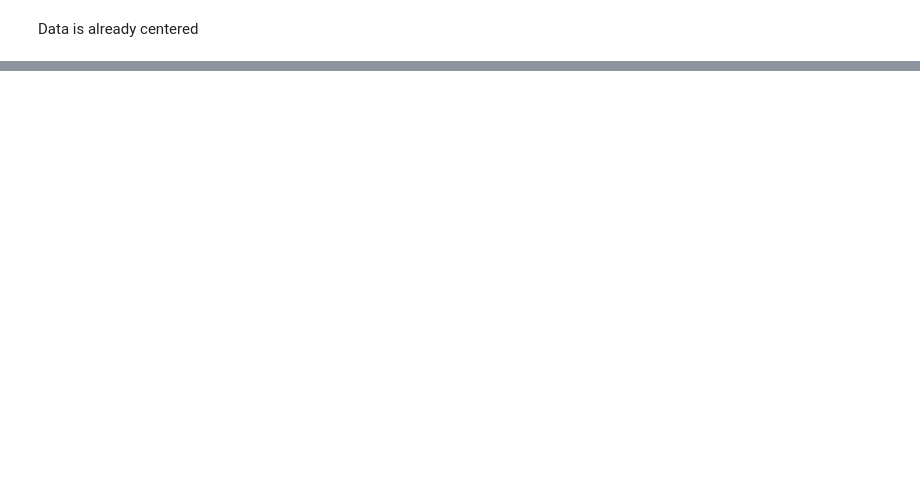
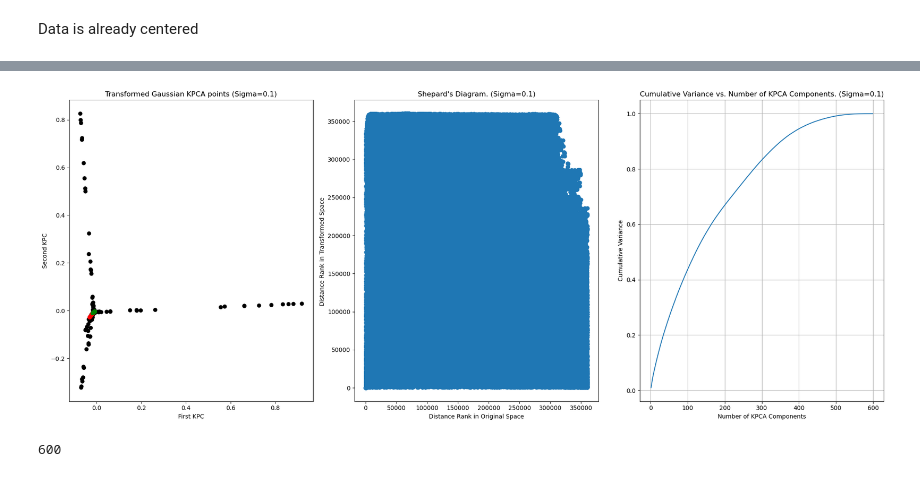
Before and after one commit to avsngh-git/Masters-Projects, a Jupyter notebook: Unsupervised-Learning/Project1.ipynb, the cells around one changed output, grey strips where cells are left out. Saved outputs shown, nothing was run; the diff lists cells and outputs as text; code cells hidden in the pictures; blank space fills up the shorter version.

```diff
--- a/Unsupervised-Learning/Project1.ipynb
+++ b/Unsupervised-Learning/Project1.ipynb
@@ -127,3 +125,36 @@ for sig in sigma:
+# %%
+def triple_plts(x_one=[], x_two=[], y_one=[], y_two=[], z_one=[], sigma=0.1):
+    plt.figure(figsize=(20, 8))
+
+    # First scatter plot
+    plt.subplot(1, 3, 1)  # 3 rows, 1 column, 1st plot
+    plt.scatter(x_one, x_two, c=tag)
+    plt.title(f'Transformed Gaussian KPCA points (Sigma={sigma})')
+    plt.xlabel('First KPC')
+    plt.ylabel('Second KPC')
+
+    # Second scatter plot
+    plt.subplot(1,3, 2)  # 3 rows, 1 column, 2nd plot
+    orig_dist_rank= rankdata(y_one.ravel())
+    trans_dist_rank = rankdata(y_two.ravel())
+    plt.scatter(orig_dist_rank, trans_dist_rank)
+    plt.title(f"Shepard's Diagram. (Sigma={sigma})")
+    plt.xlabel('Distance Rank in Original Space')
+    plt.ylabel('Distance Rank in Transformed Space ')
+
+    # Third scatter plot
+    plt.subplot(1, 3,3)  # 3 rows, 1 column, 3rd plot
+    plt.plot(range(1, len(z_one) + 1), z_one)
+    plt.title(f'Cumulative Variance vs. Number of KPCA Components. (Sigma={sigma})')
+    plt.xlabel('Number of KPCA Components')
+    plt.ylabel('Cumulative Variance')
+    plt.grid(True)
+
+    # Adjust the layout for readability
+    plt.tight_layout()
+
+    # Display the scatter plots
+    plt.show()
 # %%
 plt.figure(4)
 plt.title("Kernel PCA")
@@ -141,3 +175,11 @@ pd_sigma_four = pairwise_distances(transformed_df_gau[3][:,[0,1,2,3,4]])
+# %%
+triple_plts(x_one=transformed_df_gau[0][:,[0]], x_two=transformed_df_gau[0][:,[1]], y_one=flat_original_pd, y_two=pd_sigma_one, z_one=cum_var_kpca(fitted_kernels[0]), sigma=0.1)
+# %% [output]
+[figure, added]
+# %%
+len(pd_sigma_one)
+# %% [output]
+600
 # %%
 shephard_diagram(flat_original_pd, pd_sigma_three)
 # %% [output]
```
Also changed, not shown: parts of 28 cells of this notebook.
